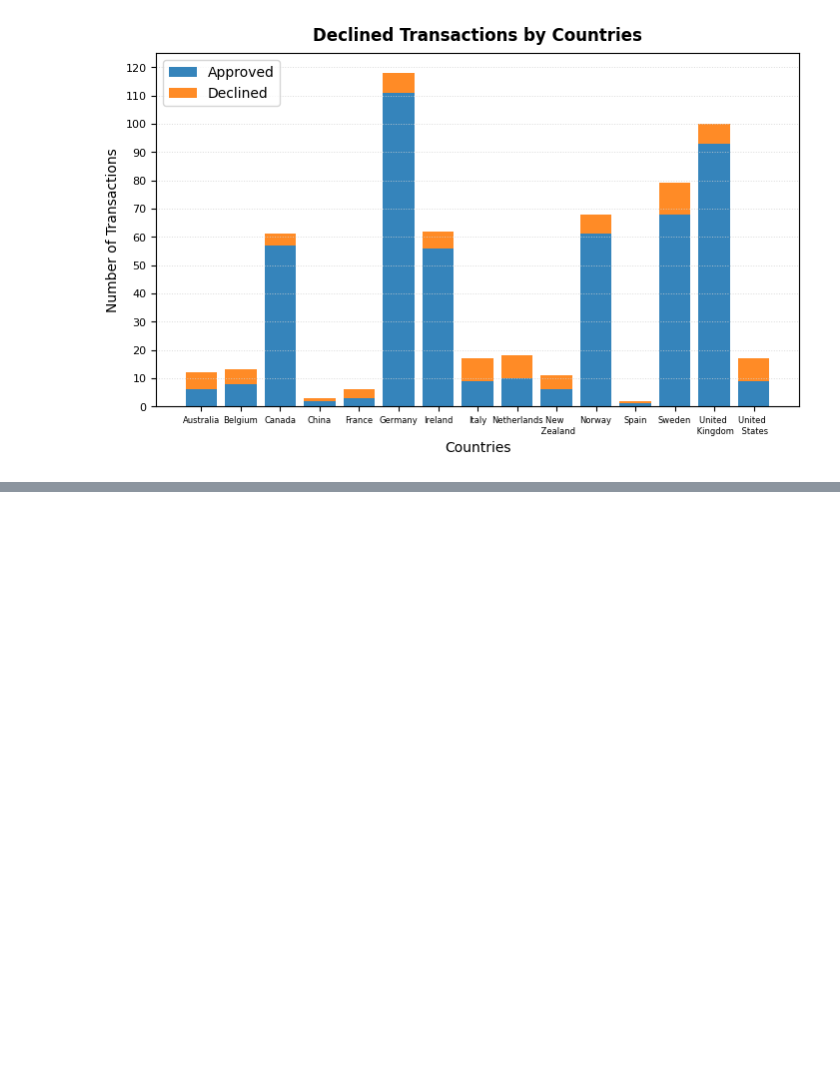
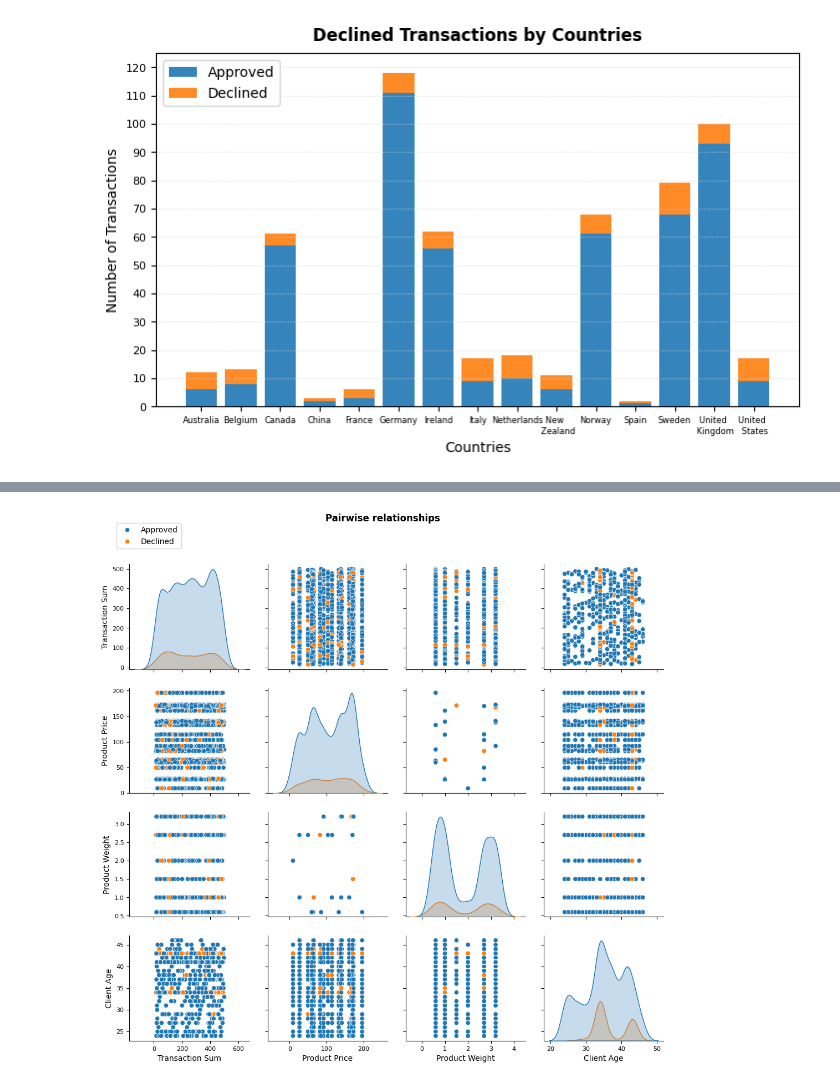
Before and after one commit to leocareer/DA_specialization, a Jupyter notebook: Sprint_08/S8_02.ipynb, the cells around one changed output, grey strips where cells are left out. Cells and saved outputs as stored; diff of their text form; code cells hidden in the pictures; blank space fills up the shorter version.

```diff
--- a/Sprint_08/S8_02.ipynb
+++ b/Sprint_08/S8_02.ipynb
@@ -246,0 +294,83 @@ plt.show()
+# %%
+import matplotlib.dates as mdates
+import numpy as np
+import matplotlib.pyplot as plt
+import seaborn as sns
+import pandas as pd
+
+try:
+    df_merged = dataset.copy()
+except:
+    df_users['age'] = pd.to_datetime('today').year - pd.to_datetime(df_users['birth_date']).dt.year
+    df_merged = (
+        df_transactions.merge(
+            df_transaction_items,
+            left_on='id',
+            right_on='transaction_id',
+            how='left'
+        )
+        .merge(
+            df_products[['id', 'price', 'weight']],
+            left_on='product_id',
+            right_on='id',
+            how='left'
+        )
+        .merge(
+            df_users[['id', 'age']],
+            left_on='user_id',
+            right_on='id',
+            how='left'
+        )
+    )
+
+# нужные переменные
+df_pairplot = df_merged[['amount', 'price', 'weight', 'age', 'declined']]
+
+pairplot = sns.pairplot(
+    df_pairplot,
+    hue='declined',
+    kind='scatter',
+    diag_kind='kde',
+    height=2.5,
+    aspect=1,
+    corner=False
+)
+
+fig = pairplot.fig
+axes = pairplot.axes
+
+fig.suptitle('Pairwise relationships', fontweight='bold', verticalalignment='bottom', y=1) # убрать y
+
+axes[0, 0].set_ylabel('Transaction Sum')
+axes[1, 0].set_ylabel('Product Price')
+axes[2, 0].set_ylabel('Product Weight')
+axes[3, 0].set_ylabel('Client Age')
+axes[3, 0].set_xlabel('Transaction Sum')
+axes[3, 1].set_xlabel('Product Price')
+axes[3, 2].set_xlabel('Product Weight')
+axes[3, 3].set_xlabel('Client Age')
+
+# шрифт лейблов меток осей
+for ax_row in axes:
+    for ax in ax_row:
+        if ax is not None:  # если ось существует (в corner=True некоторые оси могут отсутствовать)
+            ax.tick_params(axis='both', labelsize=8)
+
+# текст вместо булевых
+new_labels = ['Approved', 'Declined']
+for t, l in zip(pairplot._legend.texts, new_labels):
+    t.set_text(l)
+
+# убираем заголовок легенды
+pairplot._legend.set_title(None)
+
+# расположения легенды
+pairplot._legend.set_bbox_to_anchor((0.15, 0.96))  # верхний левый угол
+pairplot._legend.set_frame_on(True)  # рамка
+
+# расстояния между графиками
+pairplot.fig.tight_layout(pad=2.0)
+
+plt.show()
+# %% [output]
+[figure, added]
```
Also changed, not shown: parts of 6 cells of this notebook, 1 other file.
